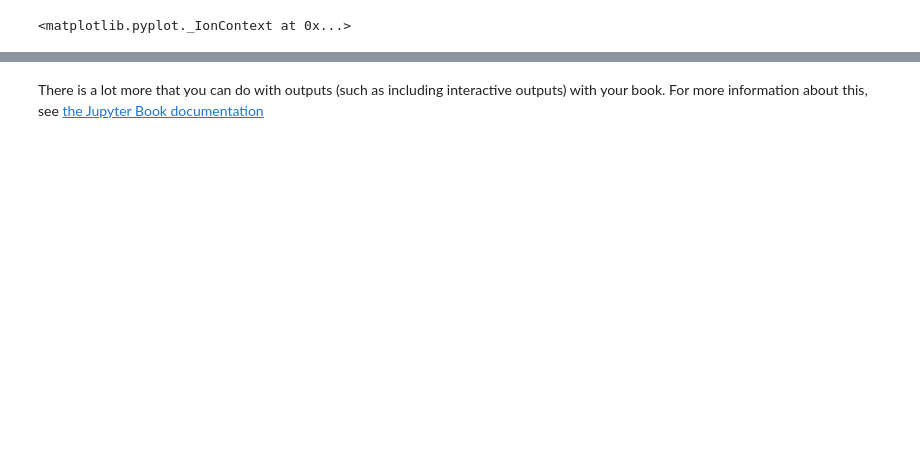
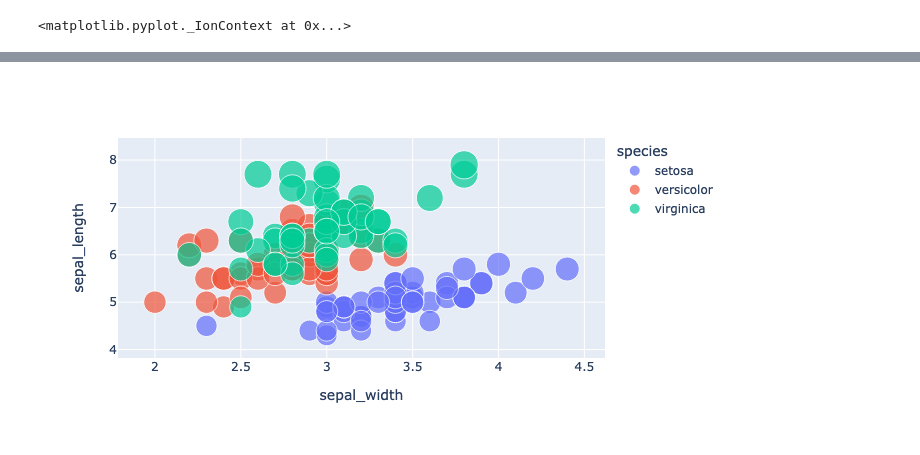
Before and after one commit to wukuanhu88/Assignment8, a Jupyter notebook: finalprojectbook1/notebooks.ipynb, the cells around one changed output, grey strips where cells are left out. Cells and saved outputs as stored; diff of their text form; code cells hidden in the pictures; blank space fills up the shorter version.

Commit message:
updated_notebook
add an image, two charts

```diff
--- a/finalprojectbook1/notebooks.ipynb
+++ b/finalprojectbook1/notebooks.ipynb
@@ -61,6 +44,13 @@ alt.Chart(source).mark_bar().encode(
 )
 # %% [output]
 [interactive output not drawn]
-# %% [markdown]
-There is a lot more that you can do with outputs (such as including interactive outputs)
-with your book. For more information about this, see [the Jupyter Book documentation](https://jupyterbook.org)
+# %%
+import plotly.io as pio
+import plotly.express as px
+import plotly.offline as py
+
+df = px.data.iris()
+fig = px.scatter(df, x="sepal_width", y="sepal_length", color="species", size="sepal_length")
+fig
+# %% [output]
+[figure, added]
```
Also changed, not shown: parts of 3 cells of this notebook, 2 other files.
